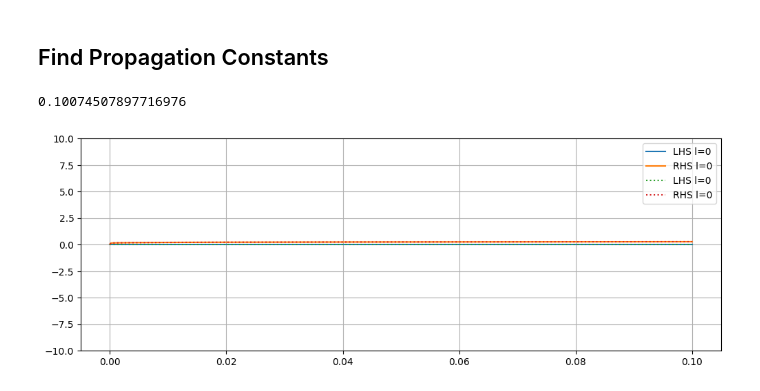
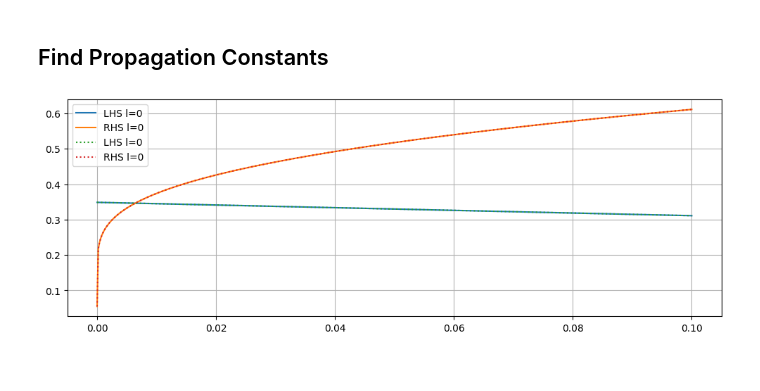
Before and after one commit to aswyatt/DA-Python, a Jupyter notebook: 2025-09/StepIndexFibre_PropConst.ipynb, the cells around one changed output. Drawn from its saved outputs; the diff is of its cells as text; code cells hidden in the pictures.

```diff
--- a/2025-09/StepIndexFibre_PropConst.ipynb
+++ b/2025-09/StepIndexFibre_PropConst.ipynb
@@ -221,24 +221,20 @@ def get_mode_parameters(
             ...
 
     return np.array(b_lm)
-# %%
-V/(k0*NA)
-# %% [output]
-0.10074507897716976
 # %%
 l = 0
 # V = a * k0 * NA
 # V = special.jn_zeros(l, 10)[0]
-V = 0.1
+V = 0.8
 fig, ax = plt.subplots(figsize=(12, 4))
 b = np.linspace(eps, .1, 500)
 ax.plot(b, LHS(U(V, b), l), label=f"LHS {l=}")
 ax.plot(b, RHS(W(V, b), l), label=f"RHS {l=}")
 ax.plot(b, LHS(U(V, b), 0), ":", label="LHS l=0")
 ax.plot(b, RHS(W(V, b), 0), ":", label="RHS l=0")
 ax.grid()
-ax.set_ylim([-10, 10])
+# ax.set_ylim([-10, 10])
 ax.legend()
 plt.show()
 # %% [output]
-[figure, old version]
+[figure, new version]
```
